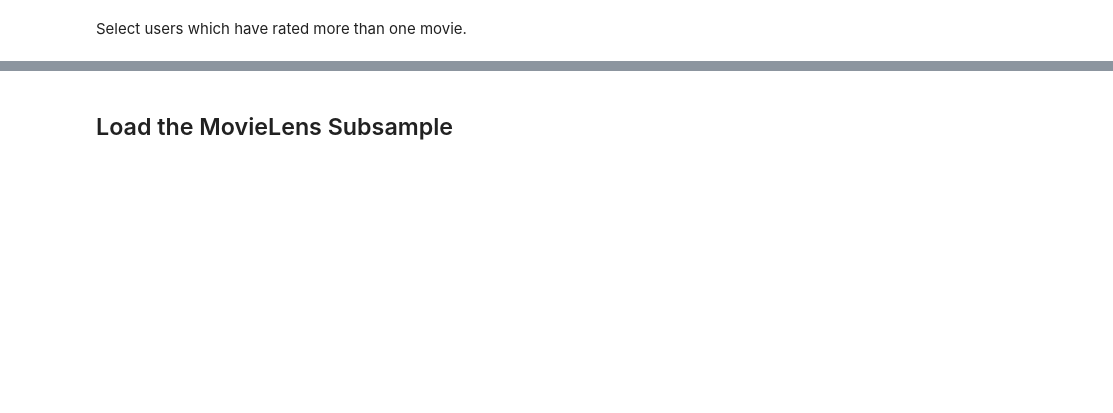
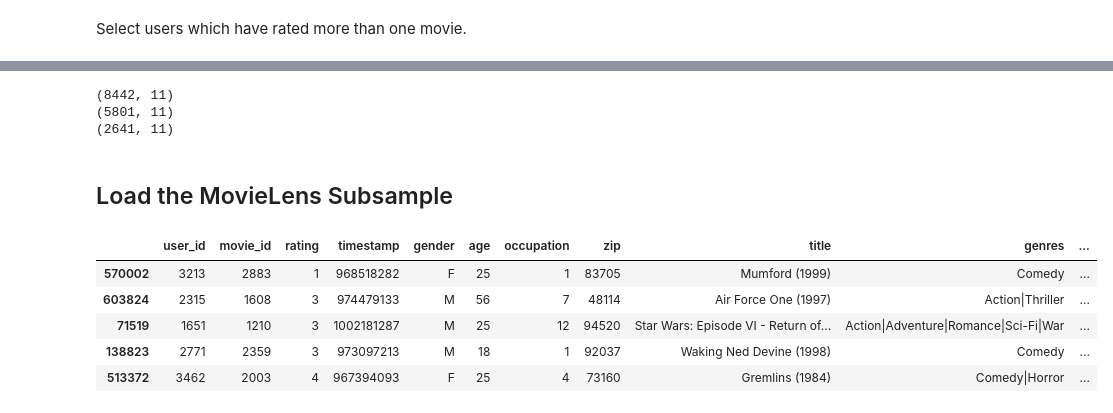
Before and after one commit to myrastone0/rec_engine_movielens, a Jupyter notebook: rec_engine.ipynb, the cells around one changed output, grey strips where cells are left out. Drawn from its saved outputs; the diff is of its cells as text; code cells hidden in the pictures; blank space fills up the shorter version.

```diff
--- a/rec_engine.ipynb
+++ b/rec_engine.ipynb
@@ -180,0 +188,18 @@ c.shape
+# %%
+# Create new column and set as False for every row
+movielens_sub.loc[:,'for_testing'] = False
+# Group ratings by user_id and assign 20% of each user's ratings to the test set.
+grouped = movielens_sub.groupby('user_id', group_keys=False).apply(assign_to_set)
+
+df_train = movielens_sub[grouped.for_testing == False]
+df_test = movielens_sub[grouped.for_testing == True]
+
+print(movielens_sub.shape)
+# Make sure the training and test sets are not empty.
+print(df_train.shape)
+print(df_test.shape)
+assert len(df_train.index & df_test.index) == 0
+# %% [output]
+(8442, 11)
+(5801, 11)
+(2641, 11)
@@ -186,3 +215,12 @@ df_test = pd.read_csv('data/movielens_test.csv', index_col=0)
+# %%
+df_train.sample(5)
+# %% [output]
+|  | user_id | movie_id | rating | timestamp | gender | age | occupation | zip | title | genres | ... |
+| 570002 | 3213 | 2883 | 1 | 968518282 | F | 25 | 1 | 83705 | Mumford (1999) | Comedy | ... |
+| 603824 | 2315 | 1608 | 3 | 974479133 | M | 56 | 7 | 48114 | Air Force One (1997) | Action|Thriller | ... |
+| 71519 | 1651 | 1210 | 3 | 1002181287 | M | 25 | 12 | 94520 | Star Wars: Episode VI - Return of... | Action|Adventure|Romance|Sci-Fi|War | ... |
+| 138823 | 2771 | 2359 | 3 | 973097213 | M | 18 | 1 | 92037 | Waking Ned Devine (1998) | Comedy | ... |
+| 513372 | 3462 | 2003 | 4 | 967394093 | F | 25 | 4 | 73160 | Gremlins (1984) | Comedy|Horror | ... |
 # %%
 df_train.describe()
 # %% [output]
```
Also changed, not shown: parts of 16 cells of this notebook, 3 other files.
